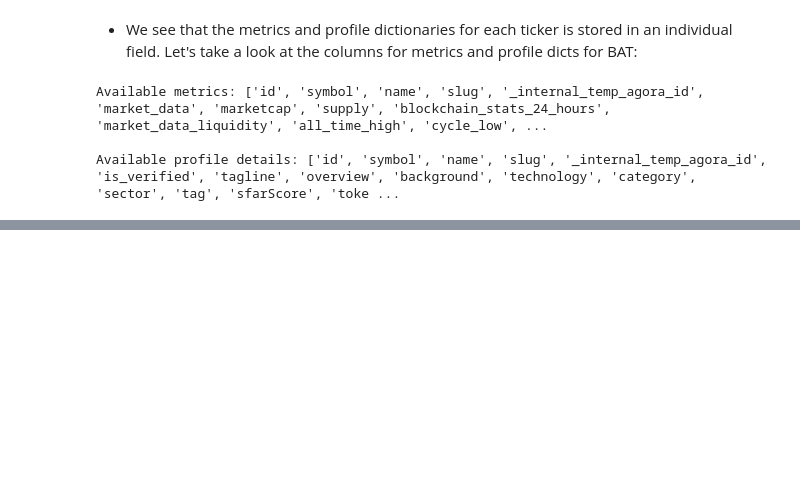
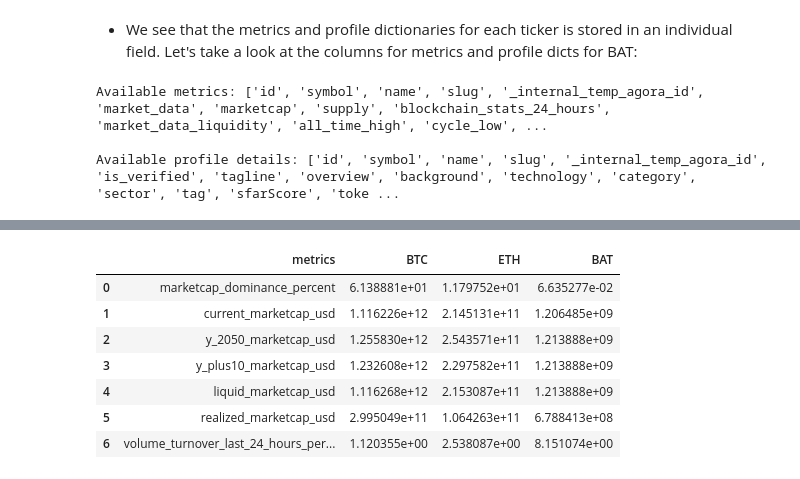
Before and after one commit to grantrzchan/bat-asset-analysis, a Jupyter notebook: bat_market_metrics.ipynb, the cells around one changed output, grey strips where cells are left out. Drawn from its saved outputs; the diff is of its cells as text; code cells hidden in the pictures; blank space fills up the shorter version.

```diff
--- a/bat_market_metrics.ipynb
+++ b/bat_market_metrics.ipynb
@@ -38,0 +67,13 @@ Available profile details: ['id', 'symbol', 'name', 'slug', '_internal_temp_agor
+# %%
+marketcap.reset_index(inplace=True)
+marketcap.rename(columns={'index':'metrics'}, inplace=True)
+marketcap
+# %% [output]
+|  | metrics | BTC | ETH | BAT |
+| 0 | marketcap_dominance_percent | 6.138881e+01 | 1.179752e+01 | 6.635277e-02 |
+| 1 | current_marketcap_usd | 1.116226e+12 | 2.145131e+11 | 1.206485e+09 |
+| 2 | y_2050_marketcap_usd | 1.255830e+12 | 2.543571e+11 | 1.213888e+09 |
+| 3 | y_plus10_marketcap_usd | 1.232608e+12 | 2.297582e+11 | 1.213888e+09 |
+| 4 | liquid_marketcap_usd | 1.116268e+12 | 2.153087e+11 | 1.213888e+09 |
+| 5 | realized_marketcap_usd | 2.995049e+11 | 1.064263e+11 | 6.788413e+08 |
+| 6 | volume_turnover_last_24_hours_per... | 1.120355e+00 | 2.538087e+00 | 8.151074e+00 |
```
Also changed, not shown: parts of 6 cells of this notebook.
